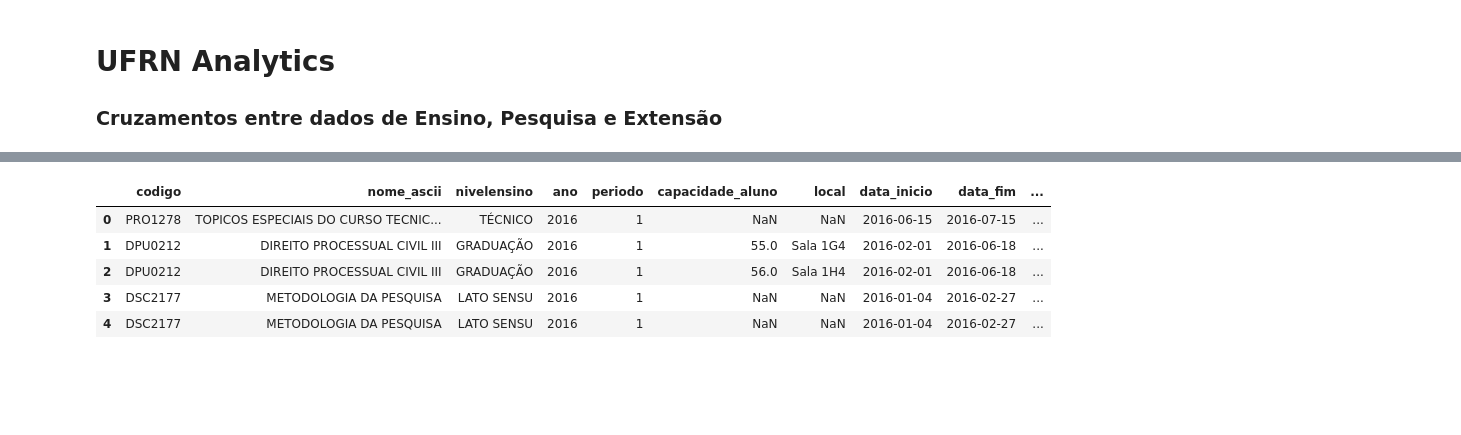
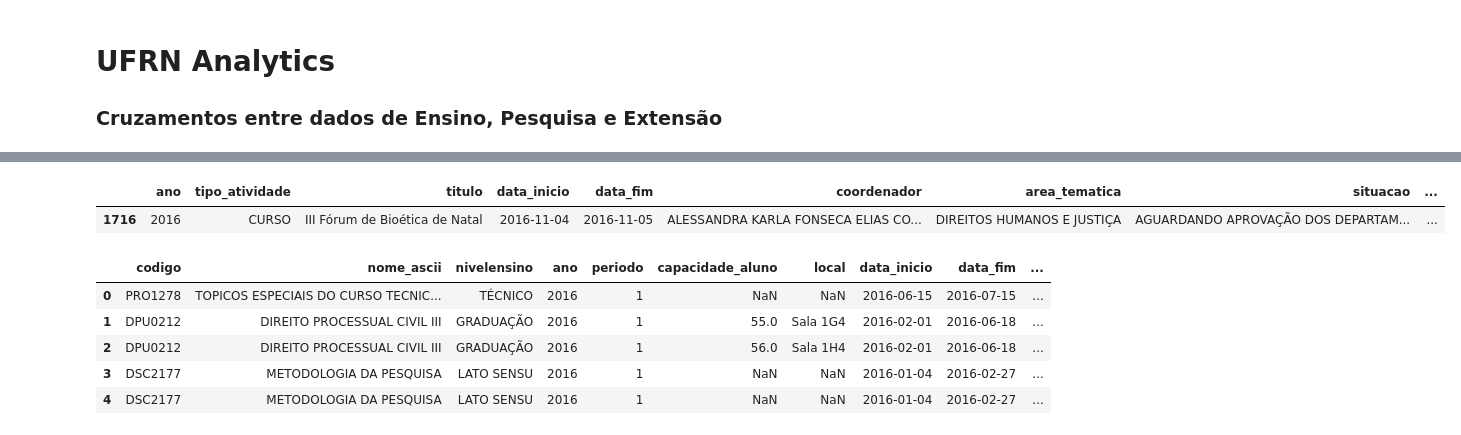
Before and after one commit to ycaroravel/UFRN-Analytics, a Jupyter notebook: Cruzamentos.ipynb, the cells around one changed output, grey strips where cells are left out. Saved outputs shown, nothing was run; the diff lists cells and outputs as text; code cells hidden in the pictures; blank space fills up the shorter version.

Commit message:
extensão att

```diff
--- a/Cruzamentos.ipynb
+++ b/Cruzamentos.ipynb
@@ -52,3 +40,16 @@ extensao[extensao['ano']=='2016'].groupby('coordenador', as_index=False).count()
+# %%
+# import dataset
+atividades = pd.read_csv('atividades-de-extensao.csv', delimiter = ";")
+# drop some unnecessary columns and lines
+atividades = atividades[atividades['tipo_projeto']=='EXTENSÃO']
+atividades.drop(['Unnamed: 16', 'Unnamed: 17'], axis=1, inplace=True)
+# select activities from 2016
+atividades = atividades[atividades['ano']=='2016']
+# show the first line
+atividades.head(1)
+# %% [output]
+|  | ano | tipo_atividade | titulo | data_inicio | data_fim | coordenador | area_tematica | situacao | ... |
+| 1716 | 2016 | CURSO | III Fórum de Bioética de Natal | 2016-11-04 | 2016-11-05 | ALESSANDRA KARLA FONSECA ELIAS CO... | DIREITOS HUMANOS E JUSTIÇA | AGUARDANDO APROVAÇÃO DOS DEPARTAM... | ... |
 # %%
 turmas161 = pd.read_csv('turmas20161.csv',delimiter=';')
 turmas161.head()
```
Also changed, not shown: parts of 6 cells of this notebook, 4 other files.
